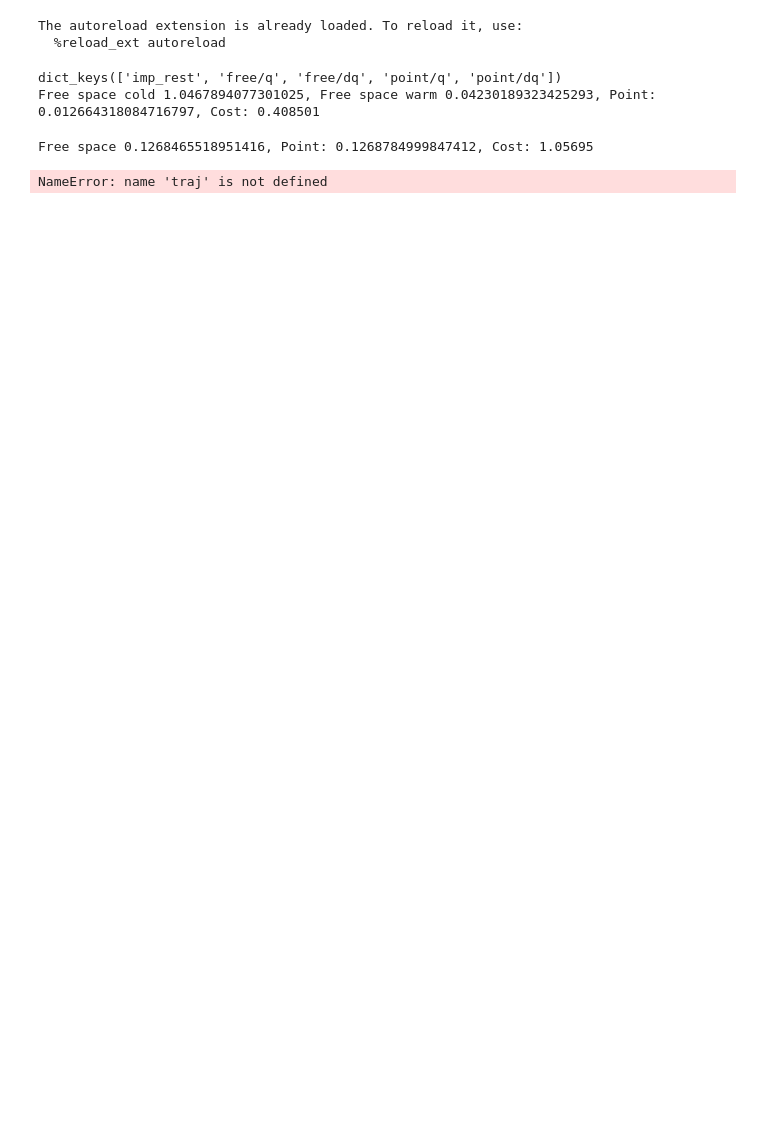
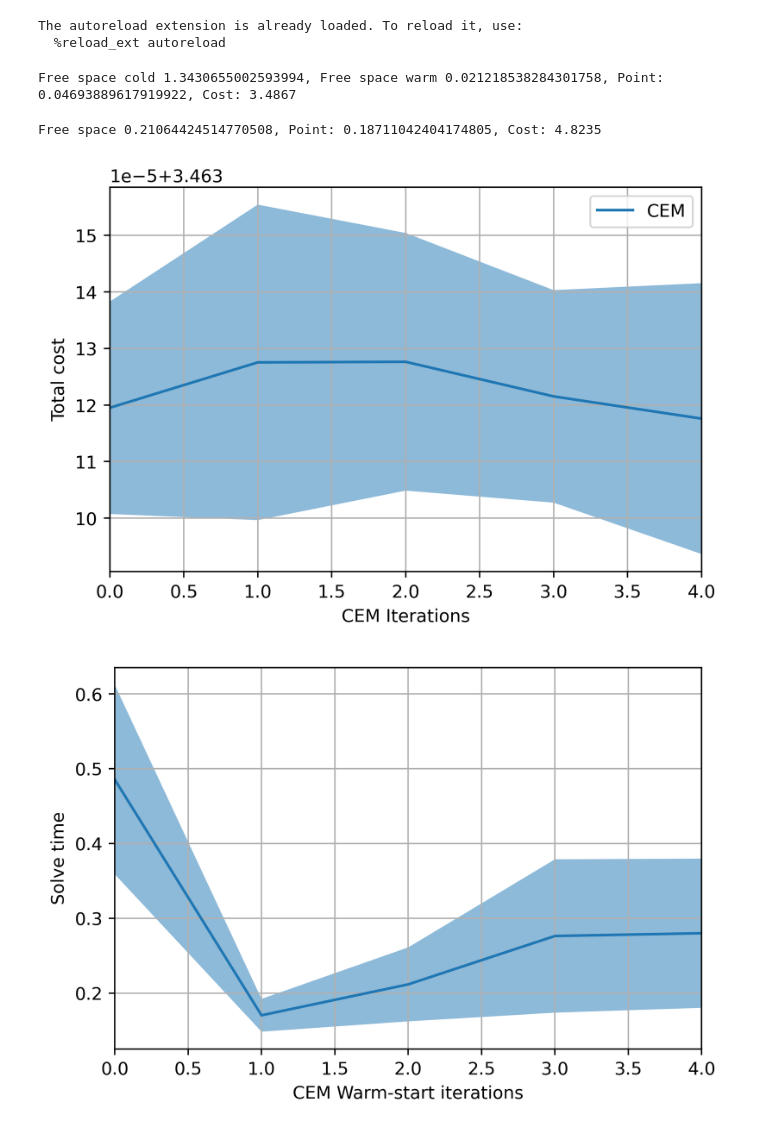
Before and after one commit to sehoon74/contact_mpc, a Jupyter notebook: test_mpc_warmstart.ipynb, the cells around one changed output. Drawn from its saved outputs; the diff is of its cells as text; code cells hidden in the pictures; blank space fills up the shorter version.

```diff
--- a/test_mpc_warmstart.ipynb
+++ b/test_mpc_warmstart.ipynb
@@ -35,7 +33,7 @@ _, robots, contacts = spawn_models(robot_path = "config/franka.yaml",
                                    sym_vars = [])
 
 q0 = np.ones(7)
-dq0 = np.zeros(7)
+dq0 = 0.0*np.ones(7)
 
 params = {'q': q0,
           'dq': dq0,
@@ -49,10 +47,12 @@ mpc = MPC(robots,
           ipopt_options=ipopt_options,
           icem=False)
 
+params['belief_free'] = 1.0
+params['belief_point'] = 0.0
+
 t_mpc_free_cold, cost, res = timed_exec(mpc.solve, params)
 t_mpc_free_warm, cost, res = timed_exec(mpc.solve, params)
 
-print(res.keys())
 params['belief_free'] = 0.0
 params['belief_point'] = 1.0
 
@@ -64,15 +64,19 @@ res['imp_stiff'] = params['imp_stiff']
 #print(cost)
 #print(traj['imp_rest'])
 # %% [output]
-dict_keys(['imp_rest', 'free/q', 'free/dq', 'point/q', 'point/dq'])
-Free space cold 1.0467894077301025, Free space warm 0.04230189323425293, Point: 0.012664318084716797, Cost: 0.408501
+Free space cold 1.3430655002593994, Free space warm 0.021218538284301758, Point: 0.04693889617919922, Cost: 3.4867
 # %%
 # iCEM-only result
 mpc_params['num_iter'] = 10
 mpc.icem_init()
-xi0 = np.hstack((q0, dq0))
+
+params['belief_free'] = 1.0
+params['belief_point'] = 0.0
 time_cem_free, cost, res = timed_exec(mpc.icem_solve, params)
+
+params['belief_free'] = 0.0
+params['belief_point'] = 1.0
 time_cem_point, cost, res = timed_exec(mpc.icem_solve, params)
 print(f"Free space {time_cem_free}, Point: {time_cem_point}, Cost: {cost}")
 # %% [output]
-Free space 0.1268465518951416, Point: 0.1268784999847412, Cost: 1.05695
+Free space 0.21064424514770508, Point: 0.18711042404174805, Cost: 4.8235
@@ -79,9 +112,24 @@ Free space 0.1268465518951416, Point: 0.1268784999847412, Cost: 1.05695
 # %%
-import matplotlib.pyplot as plt
-import numpy as np
+plt.plot(iters, iter_cost_mean, label='CEM')
+mu = np.array(iter_cost_mean)
+sig = np.array(iter_cost_std)
+plt.fill_between(iters, mu-sig, mu+sig, alpha=0.5)
 
-p = np.squeeze(np.array(traj['p'].T))
-plt.plot(p, label=['x', 'y', 'z'])
 plt.legend()
+plt.xlim(0,iters[-1])
+plt.xlabel('CEM Iterations')
+plt.ylabel('Total cost')
+
+
+plt.figure()
+plt.plot(iters, iter_times_mean)
+mu = np.array(iter_times_mean)
+sig = np.array(iter_times_std)
+plt.fill_between(iters, mu-sig, mu+sig, alpha=0.5)
+plt.xlim(0,iters[-1])
+plt.xlabel('CEM Warm-start iterations')
+plt.ylabel('Solve time')
+plt.savefig('cem_warmstart_num_iter.pdf')
 # %% [output]
-NameError: name 'traj' is not defined
+[figure, added]
+[figure, added]
```
Also changed, not shown: parts of 2 cells of this notebook, 11 other files.
